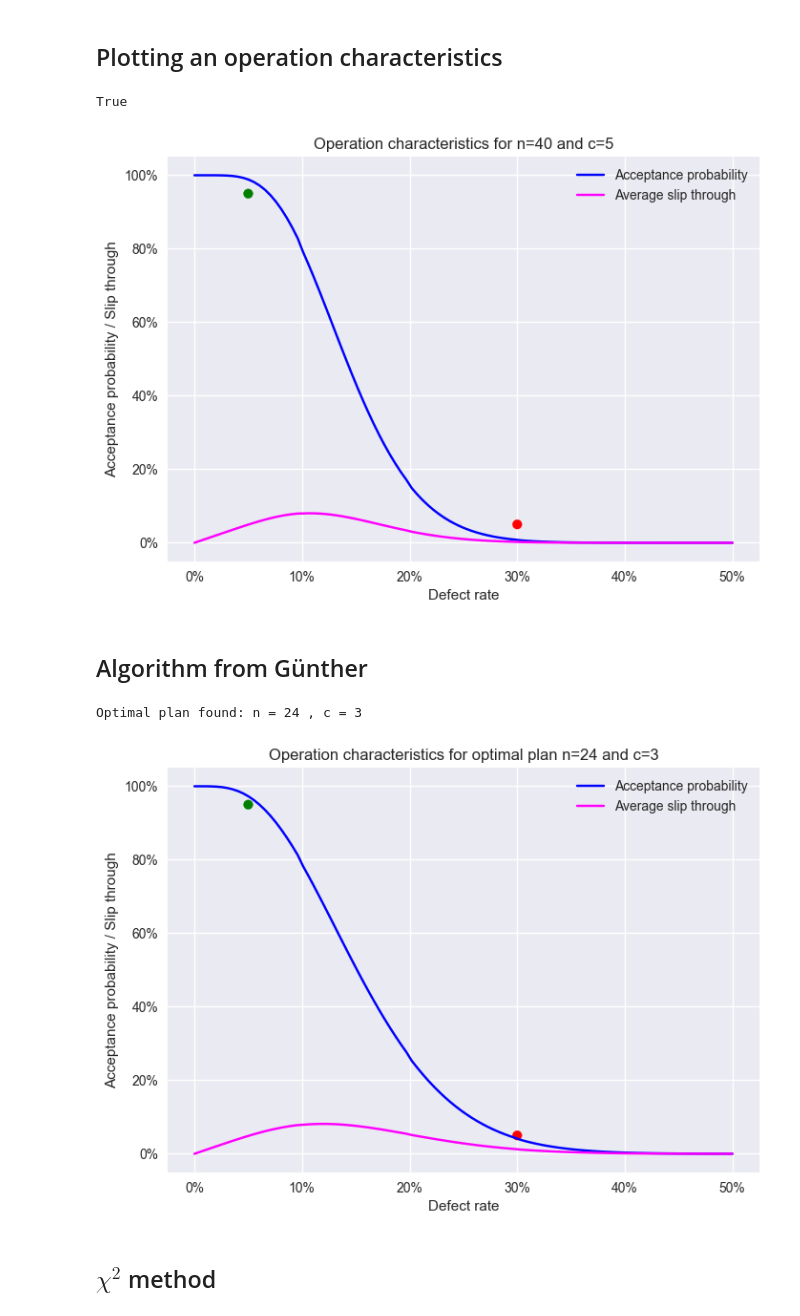
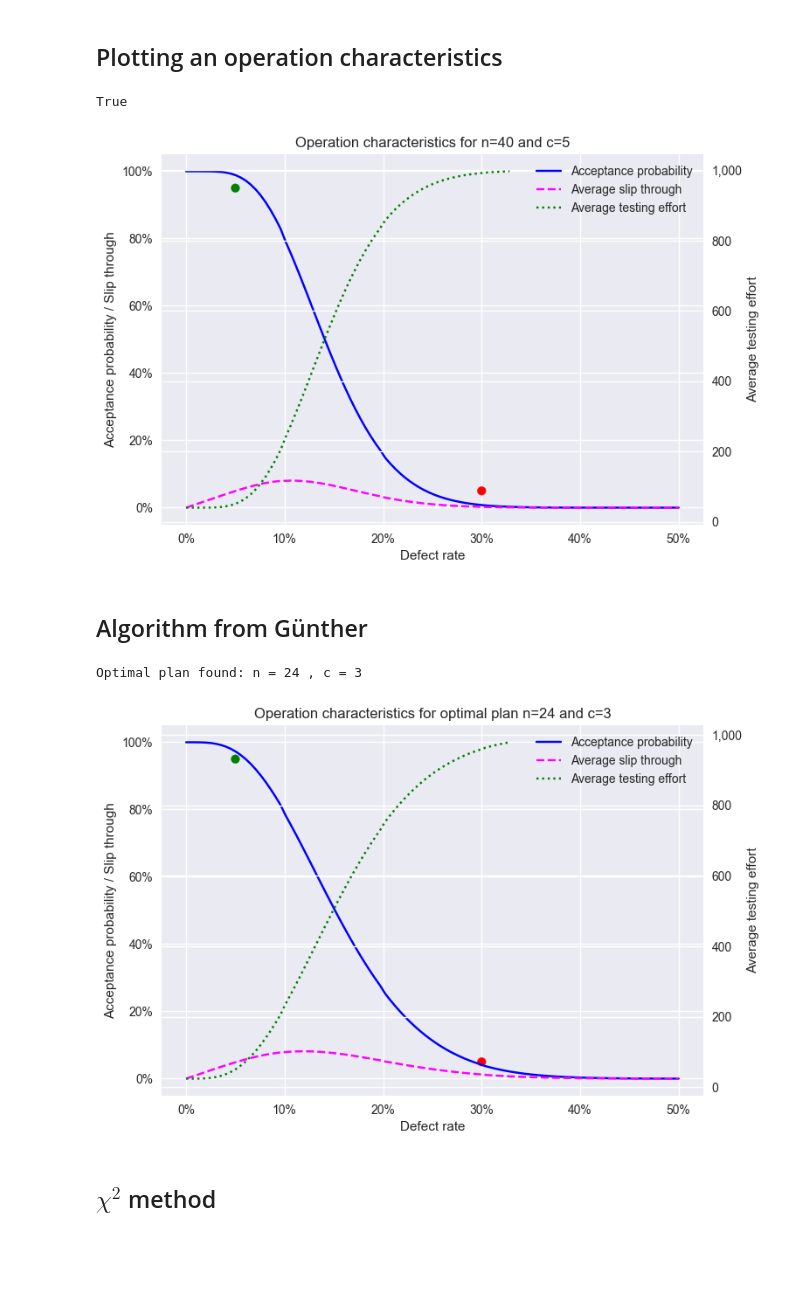
Before and after one commit to A-Herzog/QC, a Jupyter notebook: docs/info/StatisticalQualityControl.ipynb, the cells around one changed output. Drawn from its saved outputs; the diff is of its cells as text; code cells hidden in the pictures; blank space fills up the shorter version.

Commit message:
Added average testing effort to docs

```diff
--- a/docs/info/StatisticalQualityControl.ipynb
+++ b/docs/info/StatisticalQualityControl.ipynb
@@ -21,12 +21,14 @@ plt.style.use('seaborn-v0_8')
 # %% [markdown]
 ### Plotting operation characteristics
 # %%
-def plot_L(L: Callable[[float], float], title: str, AQL: tuple[float, float] | None = None, LQ: tuple[float, float] | None = None, steepness: tuple[float, float] | None = None) -> None:
+def plot_L(L: Callable[[float], float], title: str, N: float | None = None, n: float | None = None, AQL: tuple[float, float] | None = None, LQ: tuple[float, float] | None = None, steepness: tuple[float, float] | None = None) -> None:
     """Plots the operation characteristics function
 
     Args:
         L (Callable[[float], float]): Operation characteristics function
-        title (str): Title of the plot
+        title (str): Title of the plot,
+        N (float | None, optional): Number of items in the lot. Defaults to None.
+        n (float | None, optional): Number of items in the sample. Defaults to None.
         AQL (tuple[float, float] | None, optional): AQL. Defaults to None.
         LQ (tuple[float, float] | None, optional): LQ. Defaults to None.
         steepness (tuple[float, float] | None, optional): Point of indifference and steepness at this point. Defaults to None.
@@ -35,15 +37,14 @@ def plot_L(L: Callable[[float], float], title: str, AQL: tuple[float, float] | N
     L_values = np.vectorize(L)(p)
     slip_through_values = L_values * p
 
-    plt.plot(p, L_values, color='blue', label='Acceptance probability')
-    plt.plot(p, slip_through_values, color='magenta', label='Average slip through')
+    lns1 = plt.plot(p, L_values, color='blue', label='Acceptance probability')
+    lns2 = plt.plot(p, slip_through_values, color='magenta', linestyle='dashed', label='Average slip through')
 
     plt.title(title)
     plt.xlabel("Defect rate")
     plt.ylabel("Acceptance probability / Slip through")
     plt.gca().xaxis.set_major_formatter(ticker.PercentFormatter(1))
     plt.gca().yaxis.set_major_formatter(ticker.PercentFormatter(1))
-    plt.legend()
 
     if AQL is not None and LQ is not None:
         points = tuple(zip(AQL, LQ))
@@ -57,6 +58,19 @@ def plot_L(L: Callable[[float], float], title: str, AQL: tuple[float, float] | N
         x = np.linspace(max(0, p50percent - 0.025), min(0.5, p50percent + 0.025))
         y = 0.5 + (x - p50percent) * dL
         plt.plot(x, y, color='red')
+
+    if N is not None and n is not None:
+        testing_effort = n * L_values + N * (1 - L_values)
+        ax2 = plt.twinx()
+        lns3 = ax2.plot(p[0:len(p) * 2 // 3], testing_effort[0:len(p) * 2 // 3], color='green', linestyle='dotted', label='Average testing effort')  # pyright: ignore[reportAttributeAccessIssue]
+        ax2.set_ylabel("Average testing effort")
+        ax2.yaxis.set_major_formatter(ticker.StrMethodFormatter("{x:,.0f}"))
+
+        lns = lns1 + lns2 + lns3
+        labs = [l.get_label() for l in lns]
+        plt.legend(lns, labs, loc=0)
+    else:
+        plt.legend(loc=0)
 # %% [markdown]
 ### Testing AQL and LQ
 # %%
@@ -147,26 +161,26 @@ def L_P(n: int, c: int, p: float) -> float:
 # %%
 # Size of delivery
 N = 1000
 
 # Good and bad limits
 AQL = (0.05, 0.95)  # Deliveries with a maximum of 5% defect parts should be accepted with at least 95% probability.
 LQ = (0.3, 0.05)  # Deliveries with 30% or more defect parts should be accepted with a maximum probability of 5%.
 
 # Sample plan
 n = 40
 c = 5
 
 # Operation characteristics function
 def L(p): return L_Hg(N, n, c, p)
 
 # Plot operation characteristics
-plot_L(L, f"Operation characteristics for n={n} and c={c}", AQL, LQ)
+plot_L(L, f"Operation characteristics for n={n} and c={c}", N, n, AQL, LQ)
 
 # Does the sample plan fulfill AQL and LQ?
 test_plan(L, AQL, LQ)
 # %% [output]
 True
-[figure, old version]
+[figure, new version]
 # %% [markdown]
 ## Algorithm from Günther
 # %%
@@ -200,10 +214,10 @@ if not done:
         n = c
 
 # Plot operation characteristics for optimal sample plan
-plot_L(lambda p: L_Hg(N, n, c, p), f"Operation characteristics for optimal plan n={n} and c={c}", AQL, LQ)
+plot_L(lambda p: L_Hg(N, n, c, p), f"Operation characteristics for optimal plan n={n} and c={c}", N, n, AQL, LQ)
 # %% [output]
 Optimal plan found: n = 24 , c = 3
-[figure, old version]
+[figure, new version]
 # %% [markdown]
 ## $\chi^2$ method
 # %%
```
Also changed, not shown: parts of 2 cells of this notebook, 3 other files.
